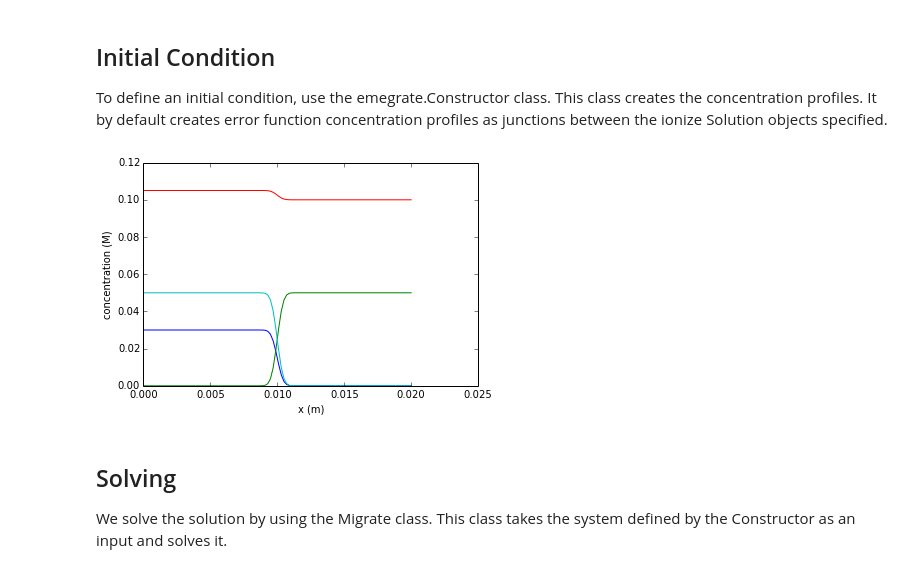
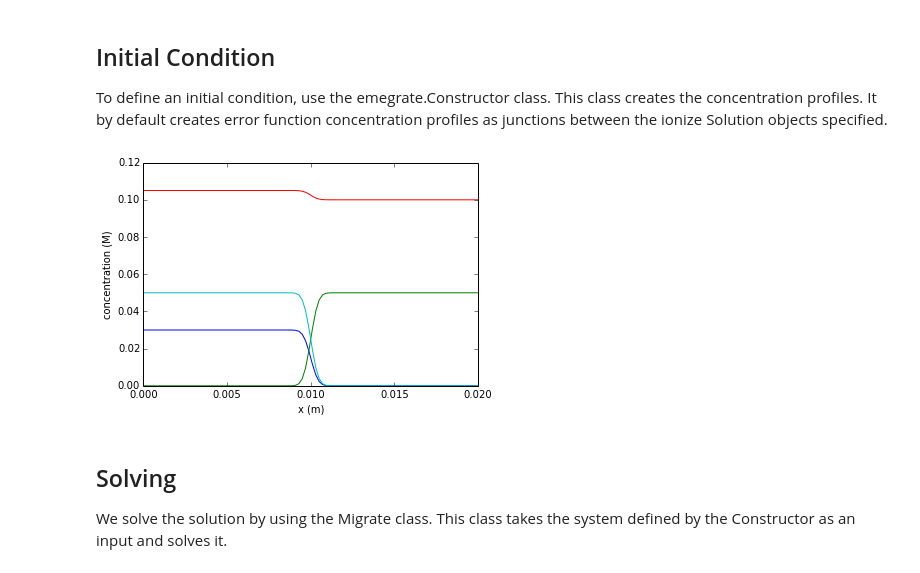
Before and after one commit to lewisamarshall/emigrate, a Jupyter notebook: Tutorial.ipynb, the cells around one changed output. Drawn from its saved outputs; the diff is of its cells as text; code cells hidden in the pictures.

```diff
--- a/Tutorial.ipynb
+++ b/Tutorial.ipynb
@@ -20,22 +20,23 @@ To define an initial condition, use the emegrate.Constructor class. This class c
 # %%
 solutions = [ionize.Solution(['MES', 'bis-tris', 'fluorescein'], [.05, .105, .03]),
              ionize.Solution(['caproic acid', 'bis-tris'], [.05, .1]),
 #              ionize.Solution(['caproic acid', 'bis-tris'], [.04, .08]),
             ]
 system = emigrate.Electrolyte().construct(lengths=[0.01]*len(solutions),
                          n_nodes=100,
                          interface_length=.0005,
                          solutions=solutions,
                          voltage= 10, current_density=None,
                          domain_mode='left'
                          )
 for i in range(len(system.ions)):
     plot(system.nodes, system.concentrations[i,:])
 xlabel('x (m)')
 ylabel('concentration (M)')
+xlim([0, .02])
 show()
 # %% [output]
-[figure, old version]
+[figure, new version]
 # %% [markdown]
 Solving
 -------
```
Also changed, not shown: parts of 2 cells of this notebook, 2 other files.
